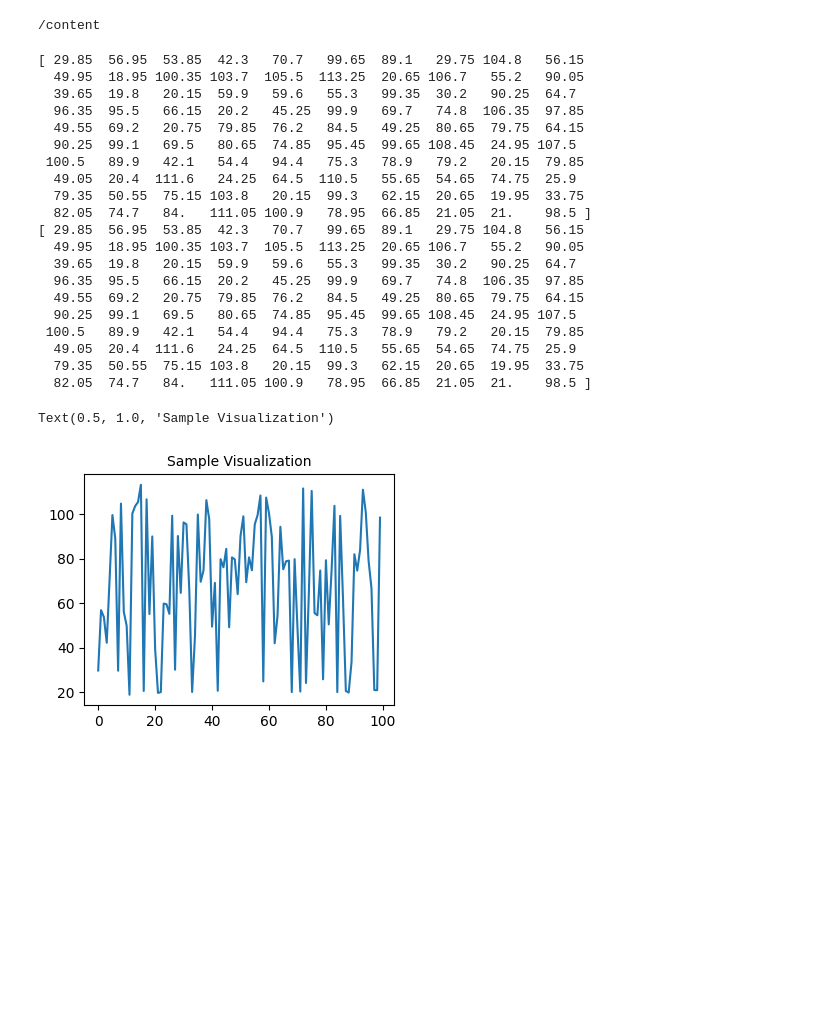
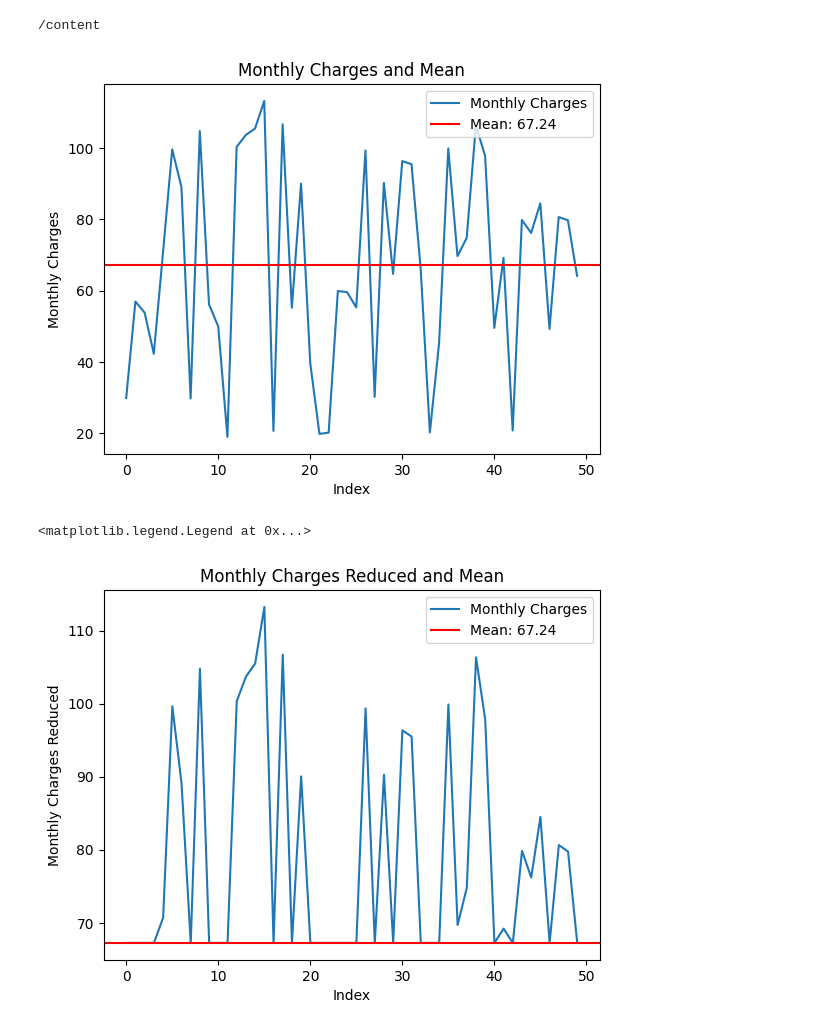
Before and after one commit to Abd-Fattah/Database-Management-and-Practice--IBT3205-, a Jupyter notebook: Lab#1.ipynb, the cells around one changed output. Drawn from its saved outputs; the diff is of its cells as text; code cells hidden in the pictures; blank space fills up the shorter version.

```diff
--- a/Lab#1.ipynb
+++ b/Lab#1.ipynb
@@ -70,36 +70,3 @@ cp: -r not specified; omitting directory 'my_project'
 !pwd
 # %% [output]
 /content
-# %%
-y = df.loc[:99, "MonthlyCharges"].values
-print(x)
-x = [i for i in range(0, 100)]
-print(y)
-# %% [output]
-[ 29.85  56.95  53.85  42.3   70.7   99.65  89.1   29.75 104.8   56.15
-  49.95  18.95 100.35 103.7  105.5  113.25  20.65 106.7   55.2   90.05
-  39.65  19.8   20.15  59.9   59.6   55.3   99.35  30.2   90.25  64.7
-  96.35  95.5   66.15  20.2   45.25  99.9   69.7   74.8  106.35  97.85
-  49.55  69.2   20.75  79.85  76.2   84.5   49.25  80.65  79.75  64.15
-  90.25  99.1   69.5   80.65  74.85  95.45  99.65 108.45  24.95 107.5
- 100.5   89.9   42.1   54.4   94.4   75.3   78.9   79.2   20.15  79.85
-  49.05  20.4  111.6   24.25  64.5  110.5   55.65  54.65  74.75  25.9
-  79.35  50.55  75.15 103.8   20.15  99.3   62.15  20.65  19.95  33.75
-  82.05  74.7   84.   111.05 100.9   78.95  66.85  21.05  21.    98.5 ]
-[ 29.85  56.95  53.85  42.3   70.7   99.65  89.1   29.75 104.8   56.15
-  49.95  18.95 100.35 103.7  105.5  113.25  20.65 106.7   55.2   90.05
-  39.65  19.8   20.15  59.9   59.6   55.3   99.35  30.2   90.25  64.7
-  96.35  95.5   66.15  20.2   45.25  99.9   69.7   74.8  106.35  97.85
-  49.55  69.2   20.75  79.85  76.2   84.5   49.25  80.65  79.75  64.15
-  90.25  99.1   69.5   80.65  74.85  95.45  99.65 108.45  24.95 107.5
- 100.5   89.9   42.1   54.4   94.4   75.3   78.9   79.2   20.15  79.85
-  49.05  20.4  111.6   24.25  64.5  110.5   55.65  54.65  74.75  25.9
-  79.35  50.55  75.15 103.8   20.15  99.3   62.15  20.65  19.95  33.75
-  82.05  74.7   84.   111.05 100.9   78.95  66.85  21.05  21.    98.5 ]
-# %%
-fig = plt.figure(figsize=(4, 3), facecolor='w')
-plt.plot(x, y)
-plt.title("Sample Visualization", fontsize=10)
-# %% [output]
-Text(0.5, 1.0, 'Sample Visualization')
-[figure, removed]
@@ -105,0 +75,34 @@ Text(0.5, 1.0, 'Sample Visualization')
+# %%
+y = df.loc[:49, "MonthlyCharges"].values
+x = [i for i in range(0, 50)]
+
+mean_y = np.mean(y)
+
+# Plot the values
+plt.plot(x, y, label="Monthly Charges")
+plt.axhline(mean_y, color='r', label=f"Mean: {mean_y:.2f}")
+
+# Adding labels and title
+plt.xlabel("Index")
+plt.ylabel("Monthly Charges")
+plt.title("Monthly Charges and Mean")
+plt.legend()
+
+# Show plot
+plt.show()
+# %% [output]
+[figure, added]
+# %%
+y_reduced = np.where(y < mean_y, mean_y, y)
+
+plt.plot(x, y_reduced, label="Monthly Charges")
+plt.axhline(mean_y, color='r', label=f"Mean: {mean_y:.2f}")
+
+# Adding labels and title
+plt.xlabel("Index")
+plt.ylabel("Monthly Charges Reduced")
+plt.title("Monthly Charges Reduced and Mean")
+plt.legend()
+# %% [output]
+<matplotlib.legend.Legend at 0x...>
+[figure, added]
```
Also changed, not shown: parts of 1 cell of this notebook.
